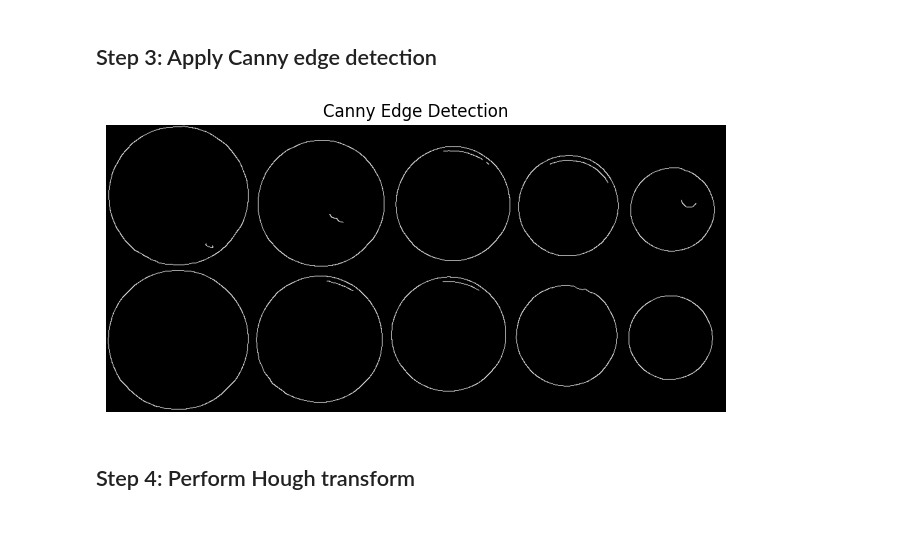
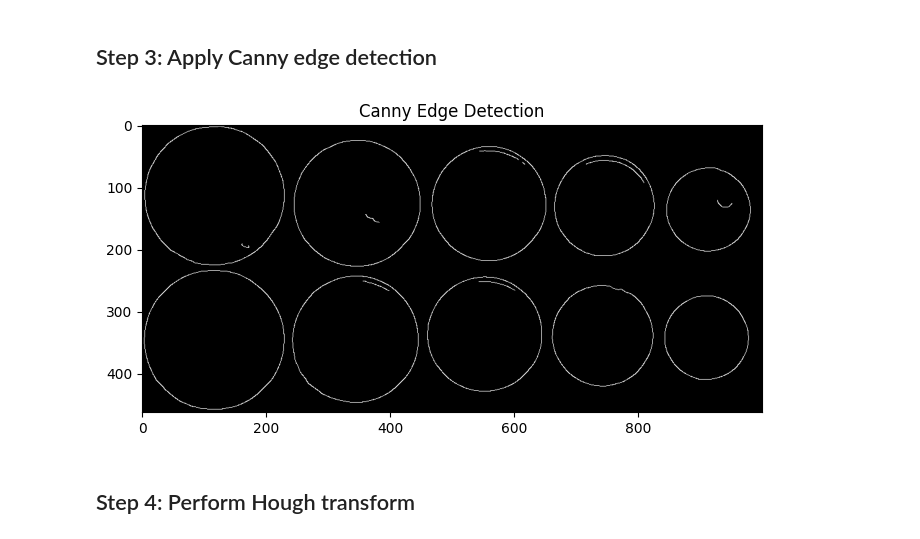
Before and after one commit to mhueppe/ComputerVision, a Jupyter notebook: Assignment3/Task1.ipynb, the cells around one changed output. Cells and saved outputs as stored; diff of their text form; code cells hidden in the pictures.

```diff
--- a/Assignment3/Task1.ipynb
+++ b/Assignment3/Task1.ipynb
@@ -35,14 +39,13 @@ plt.show()
 # %%
 edges = feature.canny(gray_image, sigma=3)
 
 # Visualize the edges
 plt.figure(figsize=(8, 8))
 plt.imshow(edges, cmap='gray')
 plt.title('Canny Edge Detection')
-plt.axis('off')
 plt.show()
 # %% [output]
-[figure, old version]
+[figure, new version]
 # %% [markdown]
 ## Step 4: Perform Hough transform
 # %%
```
Also changed, not shown: parts of 5 cells of this notebook.
